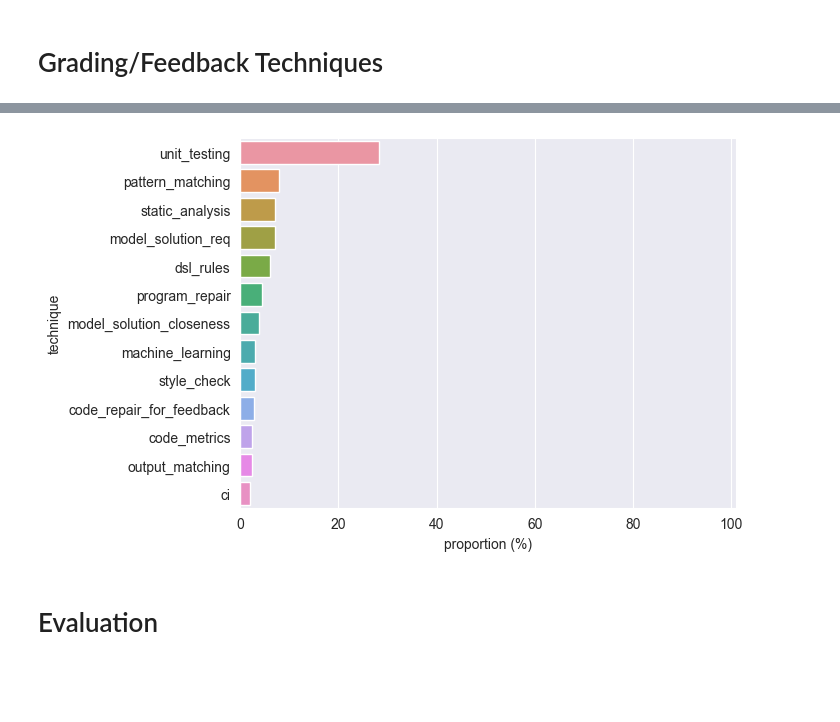
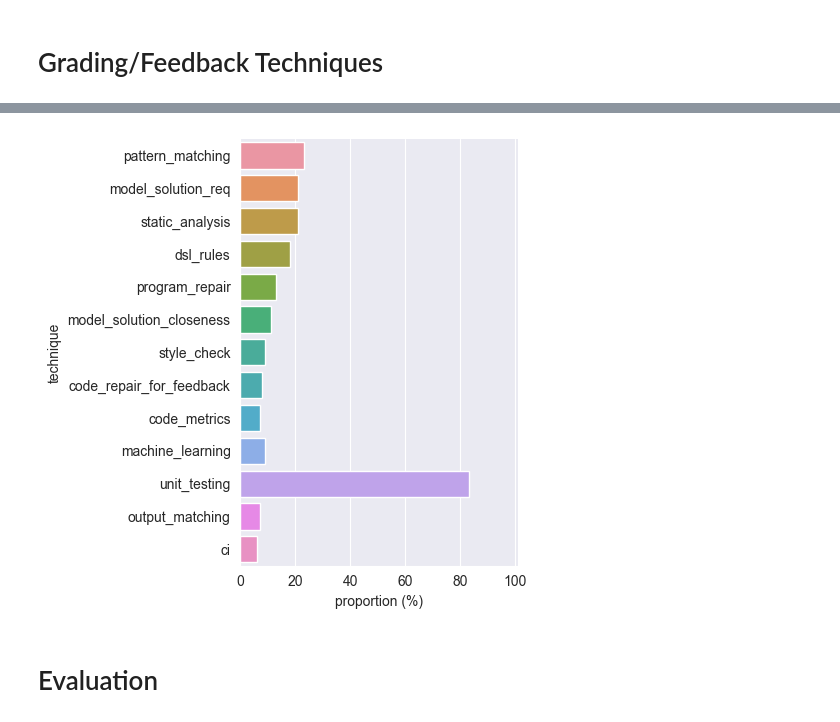
Before and after one commit to m-messer/Automated-Assessment-SLR-Data-Processing, a Jupyter notebook: analysis.ipynb, the cells around one changed output, grey strips where cells are left out. Drawn from its saved outputs; the diff is of its cells as text; code cells hidden in the pictures; blank space fills up the shorter version.

Commit message:
PHD-128 Categorised techniques

```diff
--- a/analysis.ipynb
+++ b/analysis.ipynb
@@ -276,10 +276,10 @@ plt.savefig('plots/lang_family.pdf', bbox_inches='tight')
 # %% [markdown]
 # Grading/Feedback Techniques
 # %%
-tech = pd.Series([tag.replace('technique:', '') for tags in df.tags for tag in tags if tag.startswith('technique')]).value_counts().reset_index()
-tech.columns = ["technique", 'number']
-tech['proportion'] = (tech.number / tech.number.sum()) * 100
-tech
+tech_df = pd.Series([tag.replace('technique:', '') for tags in df.tags for tag in tags if tag.startswith('technique')]).value_counts().reset_index()
+tech_df.columns = ["technique", 'number']
+tech_df['proportion'] = (tech_df.number / tech_df.number.sum()) * 100
+tech_df
 # %% [output]
 |  | technique | number | proportion |
 | 0 | unit_testing | 83 | 28.327645 |
@@ -299,2 +299,15 @@ tech
 | 46 | program_verification | 1 | 0.341297 |
 | 47 | program_synthesis | 1 | 0.341297 |
+# %%
+def add_cats(tech):
+    if tech in ['unit_testing', 'property_based_testing', 'ci', 'output_matching']:
+        return 'dynamic'
+    if tech in ['pattern_matching', 'static_analysis', 'code_metrics', 'cluster',
+                'style_check', 'program_repair', 'rule_based', 'dsl_rules', 'model_solution_req',
+                'model_solution_closeness', 'code_repair_for_feedback']:
+        return 'static'
+    if tech in ['machine_learning', 'misc']:
+        return 'other'
+# %%
+tech_df['category'] = tech_df.technique.apply(lambda tech: add_cats(tech))
+tech_df
@@ -300,0 +356,2 @@ tech
+# %%
+tech_df = tech_df.sort_values(by=['category', 'proportion'], ascending=[False, True])
@@ -301,11 +367,12 @@ tech
 # %%
 ## TRUNCATED UNDER 6 RESULTS
-ax_tech = sns.barplot(tech[tech['number'] > 5], y='technique', x='proportion')
+ax_tech = sns.catplot(tech_df[tech_df['number'] > 5], y='technique', x='number', kind='bar')
 ax_tech.set(xlabel = 'proportion (%)')
+
 plt.xlim([0, 101])
-plt.savefig('plots/technique.pdf', bbox_inches='tight')
+plt.savefig('plots/technique_not_cat.pdf', bbox_inches='tight')
 # %% [output]
-[figure, old version]
+[figure, new version]
 # %% [markdown]
 # Evaluation
 # %%
```
Also changed, not shown: parts of 6 cells of this notebook, 2 other files.
